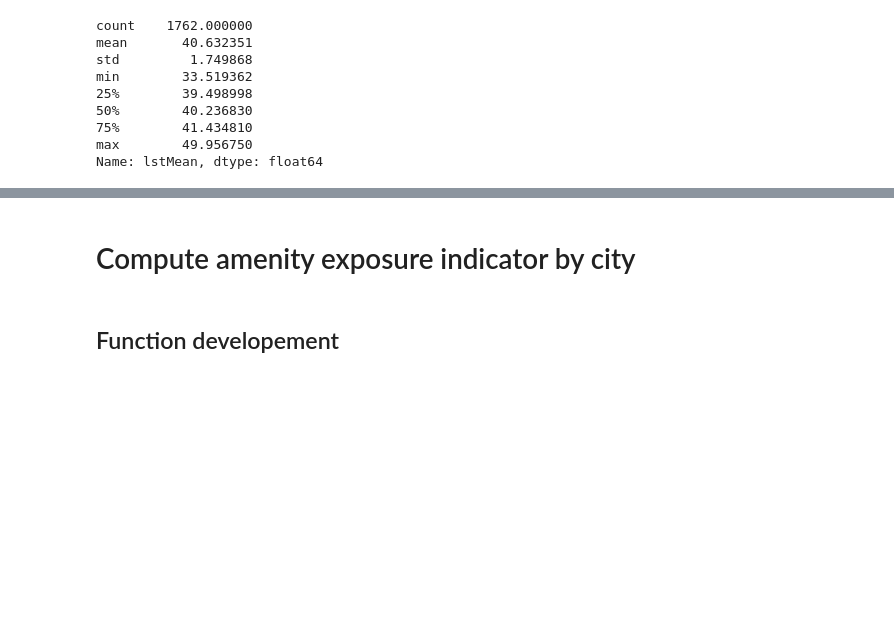
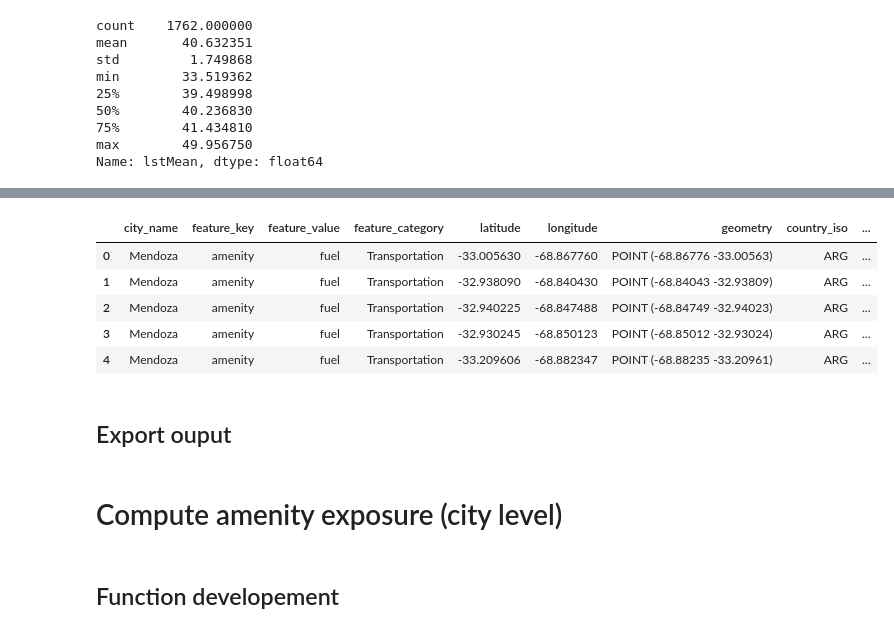
Before and after one commit to wri/cities-urbanshift, a Jupyter notebook: baseline-indicators/compute-exposure-amenity-lst.ipynb, the cells around one changed output, grey strips where cells are left out. Cells and saved outputs as stored; diff of their text form; code cells hidden in the pictures; blank space fills up the shorter version.

Commit message:
amenity exposure dashboard

```diff
--- a/baseline-indicators/compute-exposure-amenity-lst.ipynb
+++ b/baseline-indicators/compute-exposure-amenity-lst.ipynb
@@ -359,0 +369,38 @@ fig.show()
+# %%
+# map data with the new schema
+amenity_urbanshift_cities = (amenity_urbanshift_cities
+      .filter(['cityName', 'feature_key','feature_value','feature_category','latitude','longitude','geometry','country_iso','id_y','sector_name'])
+      .rename(columns={'cityName': 'city_name',
+                       'id_y': 'city_id'})
+)
+# %%
+# create empty dataframe
+amenity_exposure = pd.DataFrame(columns=['city_name',
+                                           'feature_key',
+                                           'feature_value',
+                                           'feature_category',
+                                           'latitude',
+                                           'longitude',
+                                           'geometry',
+                                           'country_iso',
+                                           'city_id',
+                                         'sector_name',
+                                           'exposure_lst_mean'])
+
+# loop on cities and extract lst values for each amenity feature
+
+for i in range(len(admin_boundaries_urbanshift_cities)):
+  city_id = admin_boundaries_urbanshift_cities.loc[i, 'id']
+  print("\n City Id: "+city_id)
+  # select amenity data for the selectd city
+  city_amenity =  amenity_urbanshift_cities[amenity_urbanshift_cities.city_id == city_id]
+  # select LST data
+  fpath = "https://storage.googleapis.com/urbanshift/lst/lst_Mean/lst-"+city_id+".tif"
+  print("\n path: "+fpath)
+  city_lst_mean_r = rasterio.open(fpath)
+  # get amenity coordinates
+  city_amenity_coords = [(x,y) for x, y in zip(city_amenity.longitude, city_amenity.latitude)]
+  # extract lst values for amenity coordinates
+  city_amenity['exposure_lst_mean'] = [x[0] for x in city_lst_mean_r.sample(city_amenity_coords)]
+  # append with intiailized dataframe
+  amenity_exposure = amenity_exposure.append(city_amenity, ignore_index=True)
@@ -359,0 +432,11 @@ fig.show()
+# %%
+amenity_exposure.head()
+# %% [output]
+|  | city_name | feature_key | feature_value | feature_category | latitude | longitude | geometry | country_iso | ... |
+| 0 | Mendoza | amenity | fuel | Transportation | -33.005630 | -68.867760 | POINT (-68.86776 -33.00563) | ARG | ... |
+| 1 | Mendoza | amenity | fuel | Transportation | -32.938090 | -68.840430 | POINT (-68.84043 -32.93809) | ARG | ... |
+| 2 | Mendoza | amenity | fuel | Transportation | -32.940225 | -68.847488 | POINT (-68.84749 -32.94023) | ARG | ... |
+| 3 | Mendoza | amenity | fuel | Transportation | -32.930245 | -68.850123 | POINT (-68.85012 -32.93024) | ARG | ... |
+| 4 | Mendoza | amenity | fuel | Transportation | -33.209606 | -68.882347 | POINT (-68.88235 -33.20961) | ARG | ... |
+# %% [markdown]
+## Export ouput
@@ -360,5 +465,5 @@ fig.show()
 # %% [markdown]
-# Compute amenity exposure indicator by city
+# Compute amenity exposure (city level)
 # %% [markdown]
 ## Function developement
 # %%
```
Also changed, not shown: parts of 8 cells of this notebook, 1 other file.
